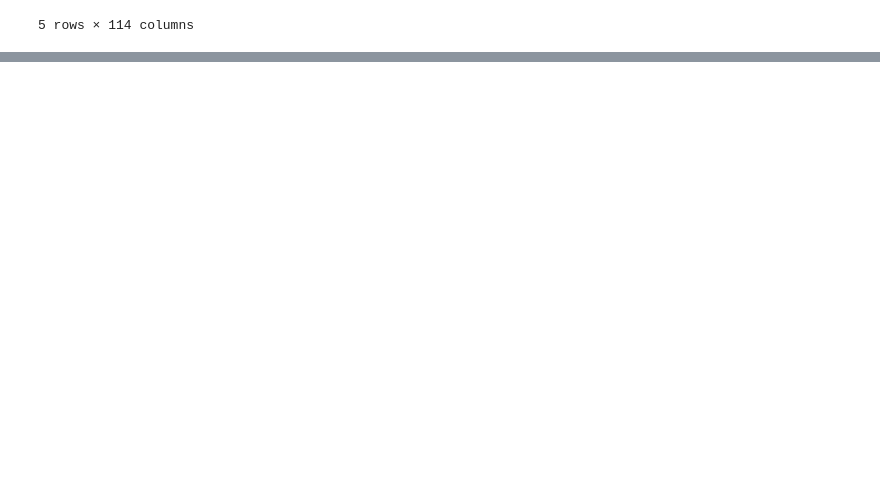
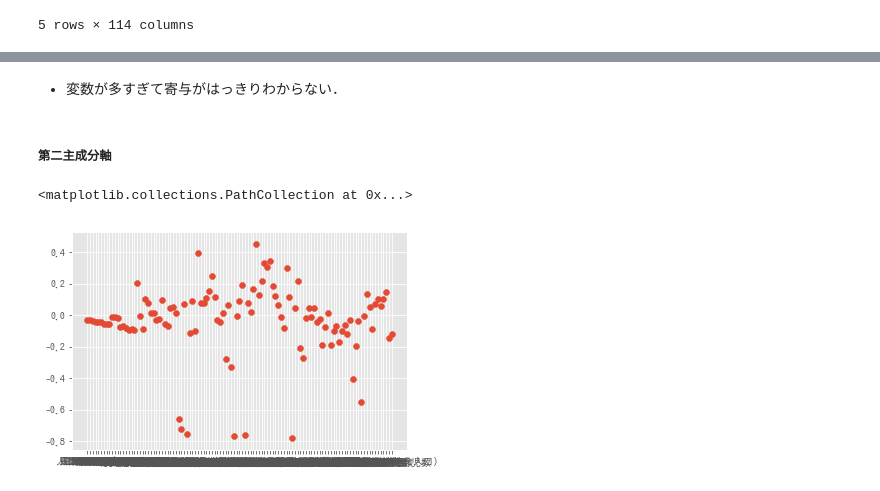
Before and after one commit to seiichiinoue/ssdse-analysis, a Jupyter notebook: seiichi_trial.ipynb, the cells around one changed output, grey strips where cells are left out. Drawn from its saved outputs; the diff is of its cells as text; code cells hidden in the pictures; blank space fills up the shorter version.

Commit message:
主成分分析と因子分析をした

```diff
--- a/seiichi_trial.ipynb
+++ b/seiichi_trial.ipynb
@@ -38,0 +128,5 @@ ssdse.sort_values("人口総数", ascending=Fa)
+# %%
+X=copied.values
+X=X[:, 1:]
+
+y=copied["都道府県"]
@@ -38,0 +151,10 @@ ssdse.sort_values("人口総数", ascending=Fa)
+# %%
+# 標準化
+sc = StandardScaler()
+data_sc = sc.fit_transform(X)
+
+# 主成分分析
+pca = PCA(n_components=2)
+pca.fit(data_sc)
+
+data_pca = pca.fit_transform(data_sc)
@@ -38,0 +183,12 @@ ssdse.sort_values("人口総数", ascending=Fa)
+# %%
+index = copied.columns.values[1:]
+# %%
+# 因子負荷量の算出
+loading_matrix = pca.components_ * np.c_[np.sqrt(pca.explained_variance_)]
+
+# インデックスと固有ベクトルを対応させる
+loading_data = pd.DataFrame({
+    '特徴量': index
+    ,'pc1' : loading_matrix[0]
+    ,'pc2' : loading_matrix[1]
+})
@@ -38,0 +202,9 @@ ssdse.sort_values("人口総数", ascending=Fa)
+# %% [markdown]
+- 変数が多すぎて寄与がはっきりわからない．
+# %% [markdown]
+##### 第二主成分軸
+# %%
+plt.scatter(loading_data['特徴量'], loading_data['pc2'])
+# %% [output]
+<matplotlib.collections.PathCollection at 0x...>
+[figure, added]
```
Also changed, not shown: parts of 35 cells of this notebook.
